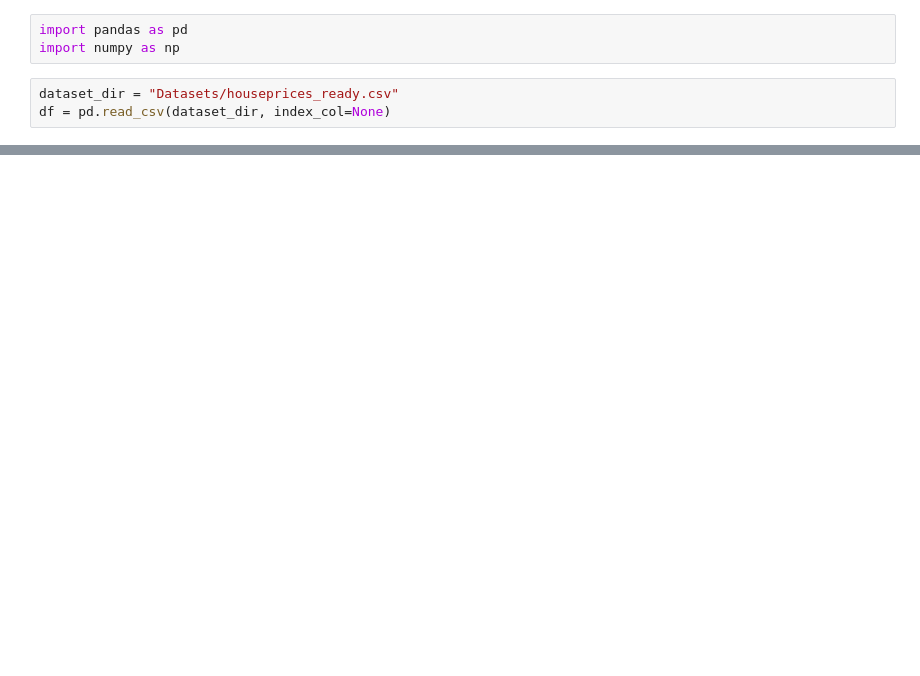
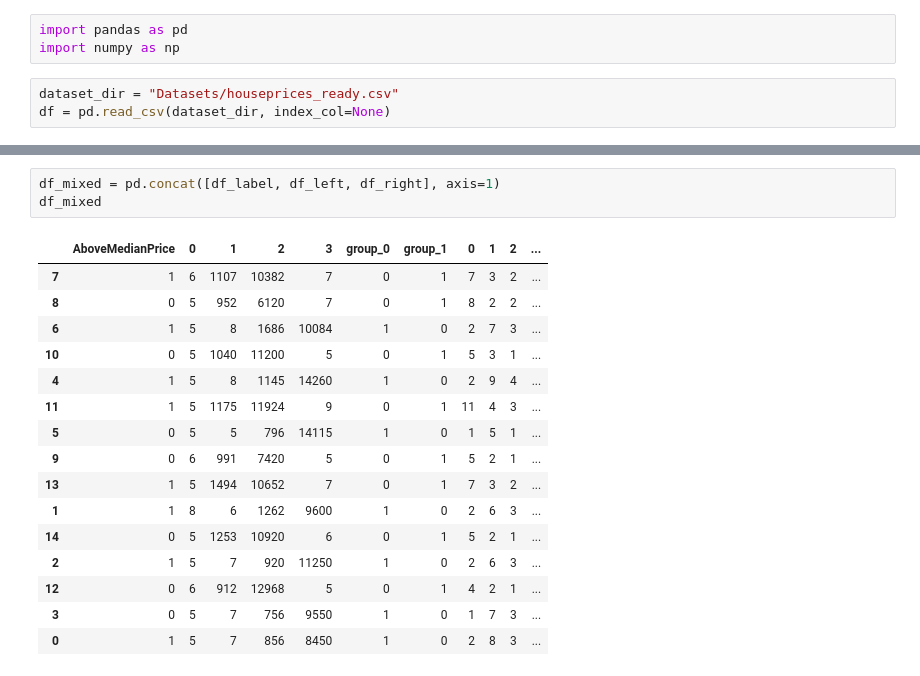
Before and after one commit to efeyusuf/MICS, a Jupyter notebook: Untitled.ipynb, the cells around one changed output, grey strips where cells are left out. Drawn from its saved outputs; the diff is of its cells as text; blank space fills up the shorter version.

```diff
--- a/Untitled.ipynb
+++ b/Untitled.ipynb
@@ -42,0 +38,20 @@ np.linalg.svd(df)
+# %%
+df_mixed = pd.concat([df_label, df_left, df_right], axis=1)
+df_mixed
+# %% [output]
+|  | AboveMedianPrice | 0 | 1 | 2 | 3 | group_0 | group_1 | 0 | 1 | 2 | ... |
+| 7 | 1 | 6 | 1107 | 10382 | 7 | 0 | 1 | 7 | 3 | 2 | ... |
+| 8 | 0 | 5 | 952 | 6120 | 7 | 0 | 1 | 8 | 2 | 2 | ... |
+| 6 | 1 | 5 | 8 | 1686 | 10084 | 1 | 0 | 2 | 7 | 3 | ... |
+| 10 | 0 | 5 | 1040 | 11200 | 5 | 0 | 1 | 5 | 3 | 1 | ... |
+| 4 | 1 | 5 | 8 | 1145 | 14260 | 1 | 0 | 2 | 9 | 4 | ... |
+| 11 | 1 | 5 | 1175 | 11924 | 9 | 0 | 1 | 11 | 4 | 3 | ... |
+| 5 | 0 | 5 | 5 | 796 | 14115 | 1 | 0 | 1 | 5 | 1 | ... |
+| 9 | 0 | 6 | 991 | 7420 | 5 | 0 | 1 | 5 | 2 | 1 | ... |
+| 13 | 1 | 5 | 1494 | 10652 | 7 | 0 | 1 | 7 | 3 | 2 | ... |
+| 1 | 1 | 8 | 6 | 1262 | 9600 | 1 | 0 | 2 | 6 | 3 | ... |
+| 14 | 0 | 5 | 1253 | 10920 | 6 | 0 | 1 | 5 | 2 | 1 | ... |
+| 2 | 1 | 5 | 7 | 920 | 11250 | 1 | 0 | 2 | 6 | 3 | ... |
+| 12 | 0 | 6 | 912 | 12968 | 5 | 0 | 1 | 4 | 2 | 1 | ... |
+| 3 | 0 | 5 | 7 | 756 | 9550 | 1 | 0 | 1 | 7 | 3 | ... |
+| 0 | 1 | 5 | 7 | 856 | 8450 | 1 | 0 | 2 | 8 | 3 | ... |
```
Also changed, not shown: parts of 9 cells of this notebook, 7 other files.
